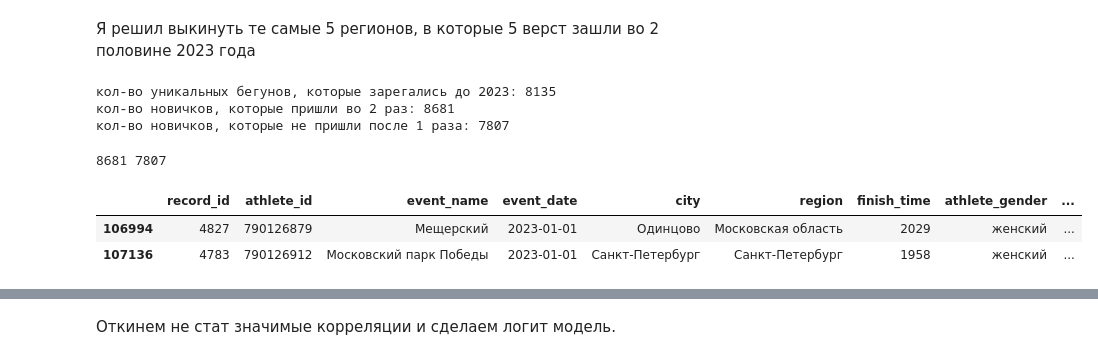
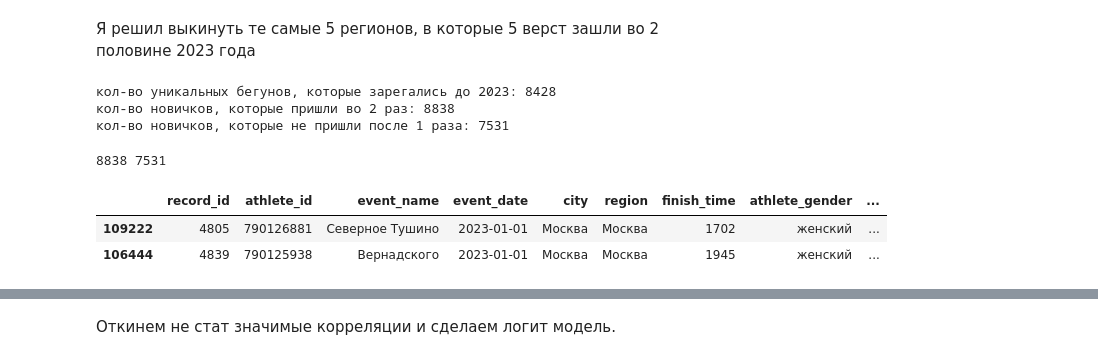
Before and after one commit to Alex12345432141242/abort-404, a Jupyter notebook: gipoteza_volunteer.ipynb, the cells around one changed output, grey strips where cells are left out. Drawn from its saved outputs; the diff is of its cells as text; code cells hidden in the pictures.

```diff
--- a/gipoteza_volunteer.ipynb
+++ b/gipoteza_volunteer.ipynb
@@ -18,11 +13,13 @@ regions = pd.read_csv('regions.csv')
 starts = pd.read_csv('starts.csv')
 volunteers = pd.read_csv('volunteers.csv')
 
+volunteers = volunteers[volunteers.athlete_age < 80]
 starts = starts[starts.athlete_age < 80]
+print(len(starts[starts.finish_time >= 3600]))
 starts = starts[starts.finish_time < 3600]
-print(len(starts[starts.athlete_age < 16]))
 starts['is_male'] = starts['athlete_gender'].apply(lambda x: 1 if x == 'мужской' else 0)
-starts = starts[starts['athlete_age'] > 18]
+
+starts = starts[starts['athlete_age'] > 14]
 #индекс дискомфорта
 starts['discomfort_index'] = starts['temp'] - (0.55 - 0.0055 * starts['humidity']) * (starts['temp'] - 14.5)
 
@@ -62,36 +59,44 @@ print(len(starts))
-# %%
-starts.loc[:,'is_repeated'] = starts.groupby('athlete_id')['event_date'].transform(lambda x: x.count() > 1)
-starts['is_newbie'] = starts['is_newbie'].astype(int)
-starts['is_repeated'] = starts['is_repeated'].astype(int)
+# %%
+unique_dates = (
+    pd.concat([
+        starts[['athlete_id', 'event_date']],
+        volunteers[['athlete_id', 'event_date']]
+    ])
+    .drop_duplicates()
+)
+date_counts = unique_dates.groupby('athlete_id').size().reset_index(name='unique_event_count')
+date_counts['is_repeated'] = (date_counts['unique_event_count'] > 1).astype(int)
+starts = starts.merge(date_counts[['athlete_id', 'is_repeated']], on='athlete_id', how='left')
+starts['is_repeated'] = starts['is_repeated'].fillna(0).astype(int)
 # %% [markdown]
 Я решил выкинуть те самые 5 регионов, в которые 5 верст зашли во 2 половине 2023 года
 # %%
 starts = starts[~starts['region'].isin(['Республика Адыгея', 'Республика Карелия', 'Липецкая область', 'Сахалинская область', 'Архангельская область'])]
 # %%
-starts = starts[starts.event_date >= '2023-01-01']
-starts = starts[starts.event_date <= '2023-11-15']
+#starts = starts[starts.event_date >= '2023-01-01']
+starts = starts[starts.event_date <= '2023-10-15']
 # чтобы щас хотя бы как то резульаты были правдивые, я выкину крайние месяцы года, тк там люди могут перестать приходить из за погоды
 newbie = starts[starts['is_newbie'] == 1]
 print('кол-во уникальных бегунов, которые зарегались до 2023:', len(starts[starts['is_newbie'] == 0].drop_duplicates('athlete_id')))
 print('кол-во новичков, которые пришли во 2 раз:',len(newbie[newbie.is_repeated == 1].drop_duplicates('athlete_id')))
 print('кол-во новичков, которые не пришли после 1 раза:',len(newbie[newbie.is_repeated == 0].drop_duplicates('athlete_id')))
 # %% [output]
-кол-во уникальных бегунов, которые зарегались до 2023: 8135
-кол-во новичков, которые пришли во 2 раз: 8681
-кол-во новичков, которые не пришли после 1 раза: 7807
+кол-во уникальных бегунов, которые зарегались до 2023: 8428
+кол-во новичков, которые пришли во 2 раз: 8838
+кол-во новичков, которые не пришли после 1 раза: 7531
 # %%
 first_runs = newbie.sort_values(by='event_date').drop_duplicates('athlete_id')
-didnt_come = newbie[newbie.is_repeated == 0]
+didnt_come = first_runs[first_runs.is_repeated == 0]
 
 come = first_runs[first_runs.is_repeated == 1]
 
 print(len(come), len(didnt_come))
 first_runs.head(2)
 # %% [output]
-8681 7807
+8838 7531
 |  | record_id | athlete_id | event_name | event_date | city | region | finish_time | athlete_gender | ... |
-| 106994 | 4827 | 790126879 | Мещерский | 2023-01-01 | Одинцово | Московская область | 2029 | женский | ... |
-| 107136 | 4783 | 790126912 | Московский парк Победы | 2023-01-01 | Санкт-Петербург | Санкт-Петербург | 1958 | женский | ... |
+| 109222 | 4805 | 790126881 | Северное Тушино | 2023-01-01 | Москва | Москва | 1702 | женский | ... |
+| 106444 | 4839 | 790125938 | Вернадского | 2023-01-01 | Москва | Москва | 1945 | женский | ... |
 # %%
 come_with_didnt_come = pd.concat([come, didnt_come])
 come_with_didnt_come['cnt_volunteers'] = come_with_didnt_come.iloc[:, 25:52].sum(axis=1)
```
Also changed, not shown: parts of 91 cells of this notebook, 5 other files.
